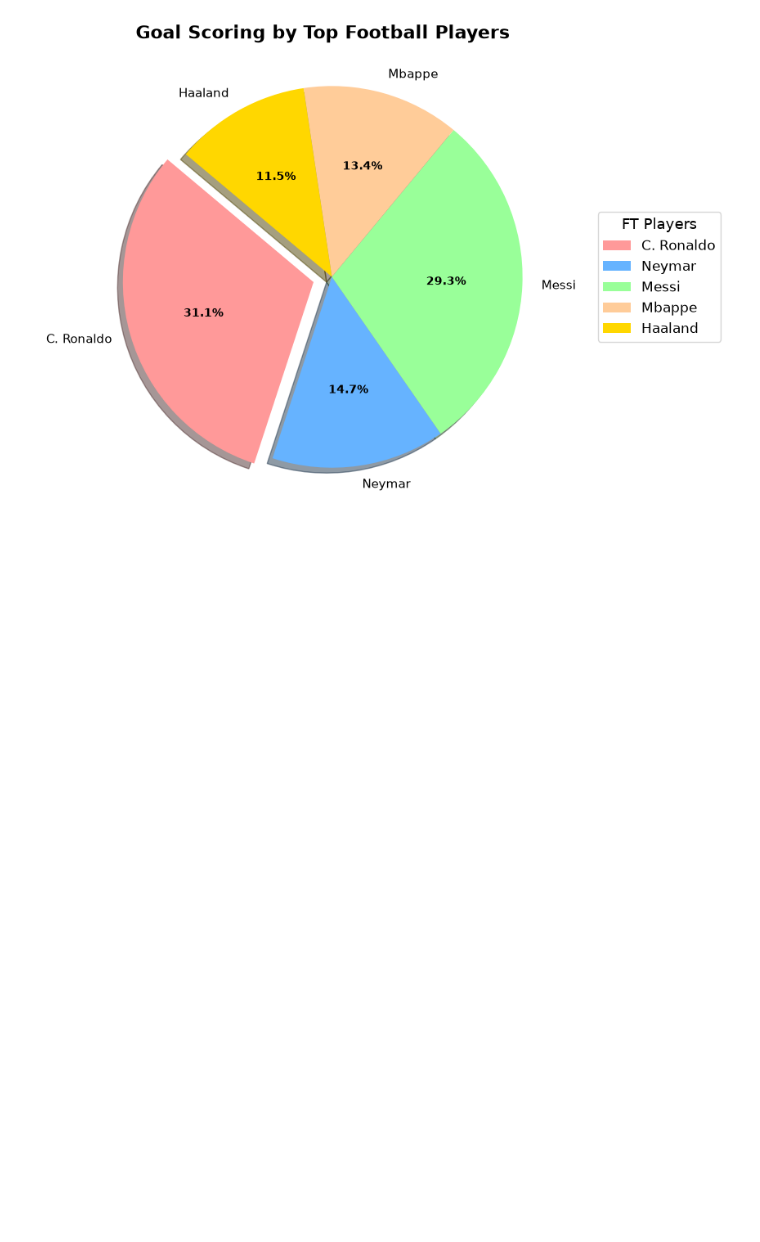
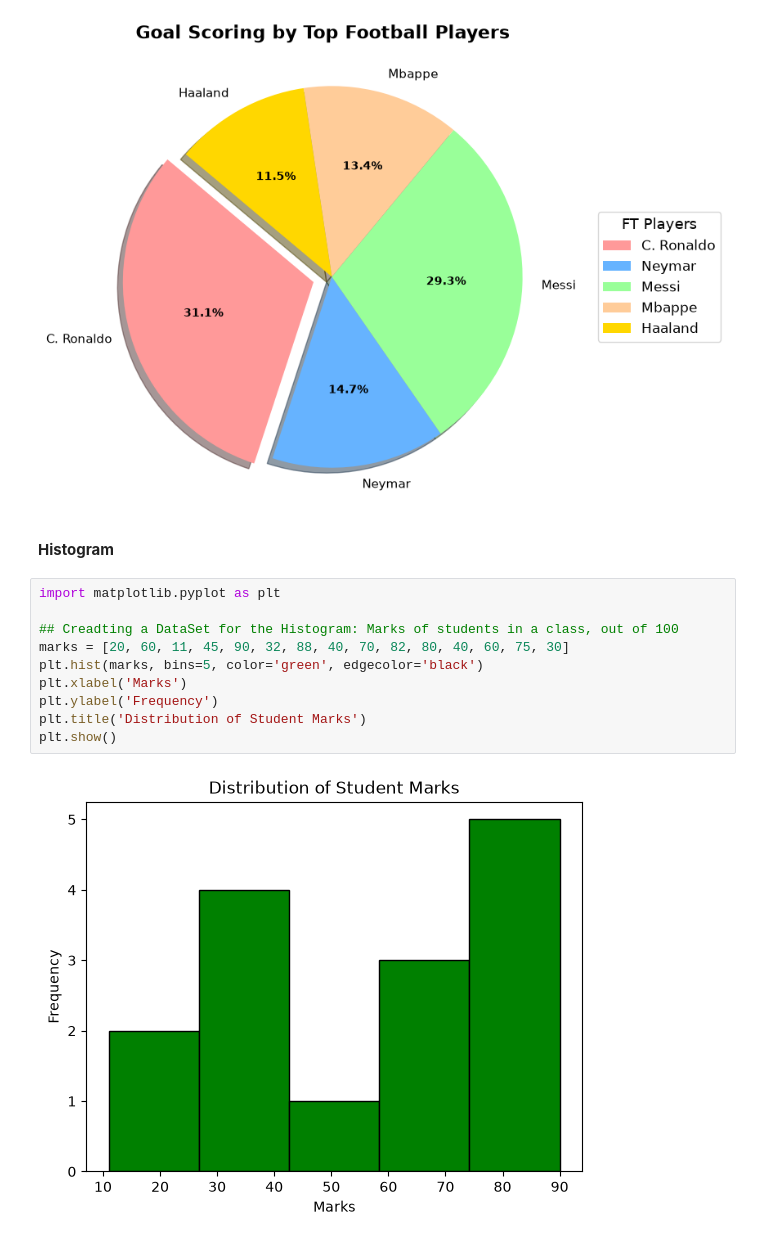
Before and after one commit to MYounus-Codes/learning-complete-machine-learning-from-sctrach, a Jupyter notebook: 04_data_libraries/03_matplotlib/charts.ipynb, the cells around one changed output. Drawn from its saved outputs; the diff is of its cells as text; blank space fills up the shorter version.

Commit message:
Histogram added

```diff
--- a/04_data_libraries/03_matplotlib/charts.ipynb
+++ b/04_data_libraries/03_matplotlib/charts.ipynb
@@ -175,3 +175,17 @@ plt.tight_layout()
 plt.show()
 # %% [output]
 [figure]
+# %% [markdown]
+#### **Histogram**
+# %%
+import matplotlib.pyplot as plt
+
+## Creadting a DataSet for the Histogram: Marks of students in a class, out of 100
+marks = [20, 60, 11, 45, 90, 32, 88, 40, 70, 82, 80, 40, 60, 75, 30]
+plt.hist(marks, bins=5, color='green', edgecolor='black')
+plt.xlabel('Marks')
+plt.ylabel('Frequency')
+plt.title('Distribution of Student Marks')
+plt.show()
+# %% [output]
+[figure, added]
```
Also changed, not shown: parts of 1 cell of this notebook.
